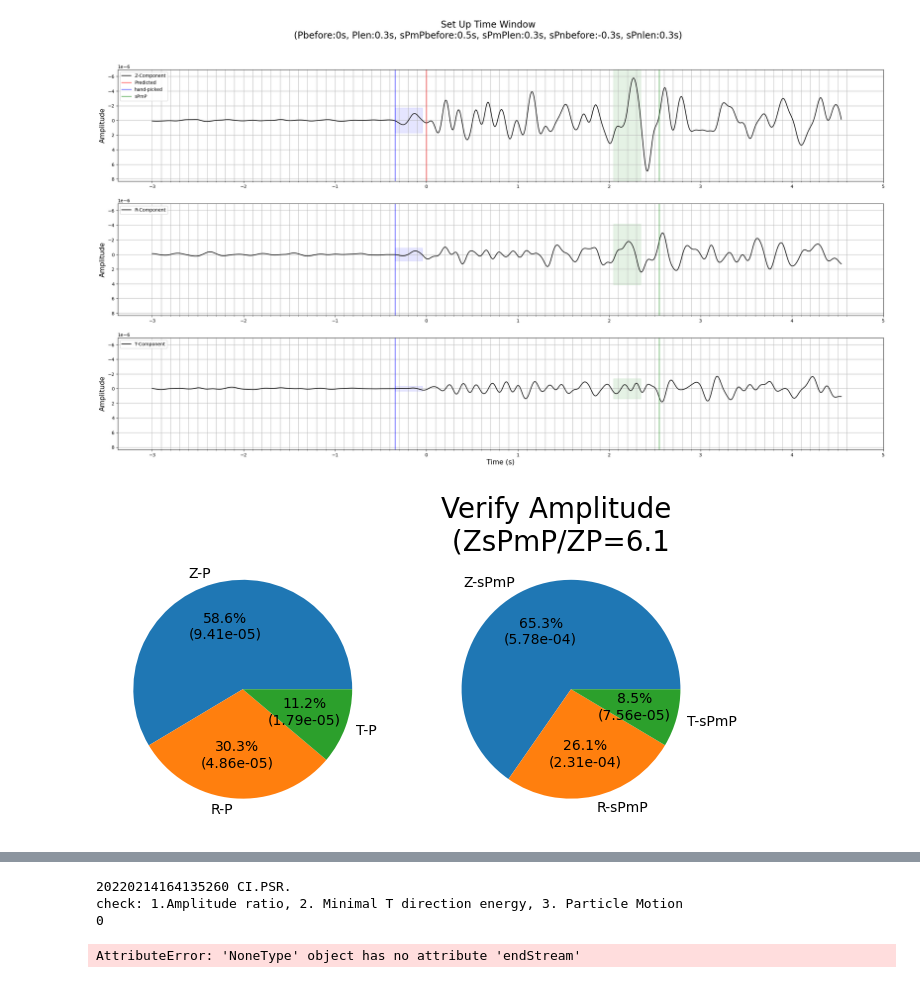
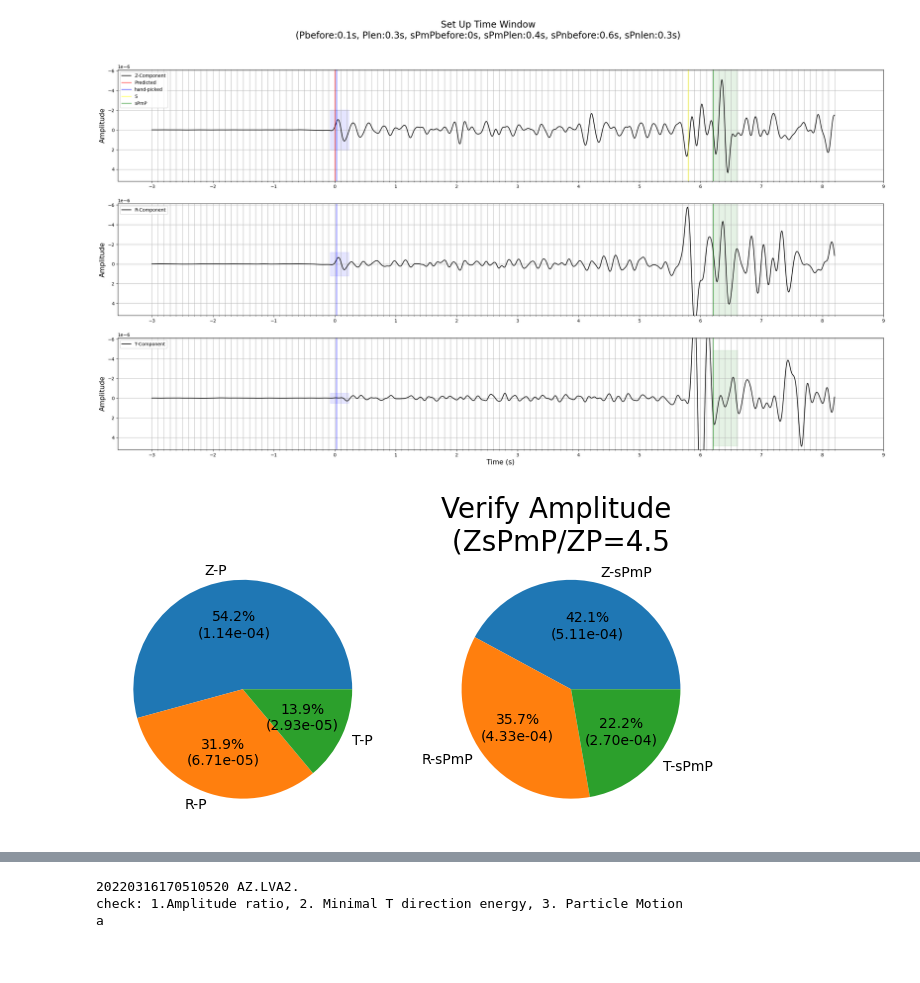
Before and after one commit to youzhiw/sp-project, a Jupyter notebook: notebooks/2. Simplified step 9 altered for batch checking.ipynb, the cells around one changed output, grey strips where cells are left out. Saved outputs shown, nothing was run; the diff lists cells and outputs as text; code cells hidden in the pictures.

```diff
--- a/notebooks/2. Simplified step 9 altered for batch checking.ipynb
+++ b/notebooks/2. Simplified step 9 altered for batch checking.ipynb
@@ -19,5 +17,5 @@ from helperFuncs import *
 # %%
-evtid =13
+evtid = 101
 
 with open(f"{ddir}/judge/combined.txt","r") as files:
     #print("something")
@@ -71,12 +69,12 @@ auto_filter
 # %%
 ### tune these parameters to set proper windows
-Tspnbefore = -0.3 #TsPn-float(TsPn_autorefined)
-Tspmbefore = 0.5 #+TsPmP-float(TsPmP_autorefined)
+Tspnbefore = 0.6 #TsPn-float(TsPn_autorefined)
+Tspmbefore = 0#+TsPmP-float(TsPmP_autorefined)
 Tplen = 0.3
 
-Tspmlen = 0.3 #sPmP_len
+Tspmlen = 0.4 #sPmP_len
 Tspnlen = 0.3#sPn_len
-Tpbefore = 0
+Tpbefore = 0.1
 
 fig1 = set_window(st, Tp, TsPmP, TsPn, Twbefore=3, Twafter=2, Tpbefore=Tpbefore, Tplen=Tplen,
                   Tspmbefore=Tspmbefore, Tspmlen=Tspmlen, Tspnbefore=Tspnbefore, Tspnlen=Tspnlen)
@@ -100,32 +98,32 @@ elif score == "b":
     if not os.path.exists(f"{wdir}/{evt}/B"):
         os.mkdir(f"{wdir}/{evt}/B")
 
     pdf = PdfPages(f"{wdir}/{evt}/B/{sta}_analyses.pdf")
 elif score == 'c':
     if not os.path.exists(f"{wdir}/{evt}/C"):
         os.mkdir(f"{wdir}/{evt}/C")
 
     pdf = PdfPages(f"{wdir}/{evt}/C/{sta}_analyses.pdf")
 
 print(score)
 
 if score != 0:
     pdf.savefig(fig1)
     pdf.savefig(fig2)
     pdf.savefig(fig3)
     pdf.savefig(fig4)
     pdf.close()
     event_id = getEvtID(evt)
     TsPmP_adjusted = TsPmP - Tspmbefore
     TsPn = round(TsPn - Tspnbefore, 3)
     Tp_adjusted = Tp - Tpbefore
 
     os.chdir(f"{wdir}")
     file = open(f"{wdir}/verified.txt", "a")
     file.write("{}, {}, {:.3g}, {}, {:.3g}, {}, {:.3g}, {}, {}, {} \n".format(event_id,
                                                            sta, Tp_adjusted, p_len, TsPmP_adjusted,
                                                                   sPmP_len, TsPn, sPn_len, score, evt))
     file.close()
 # %% [output]
-[figure, old version]
+[figure, new version]
-[figure, old version]
+[figure, new version]
@@ -134,4 +132,3 @@ if score != 0:
-20220214164135260 CI.PSR.
+20220316170510520 AZ.LVA2.
 check: 1.Amplitude ratio, 2. Minimal T direction energy, 3. Particle Motion
-0
+a
-AttributeError: 'NoneType' object has no attribute 'endStream'
```
Also changed, not shown: parts of 5 cells of this notebook, 10 other files.
